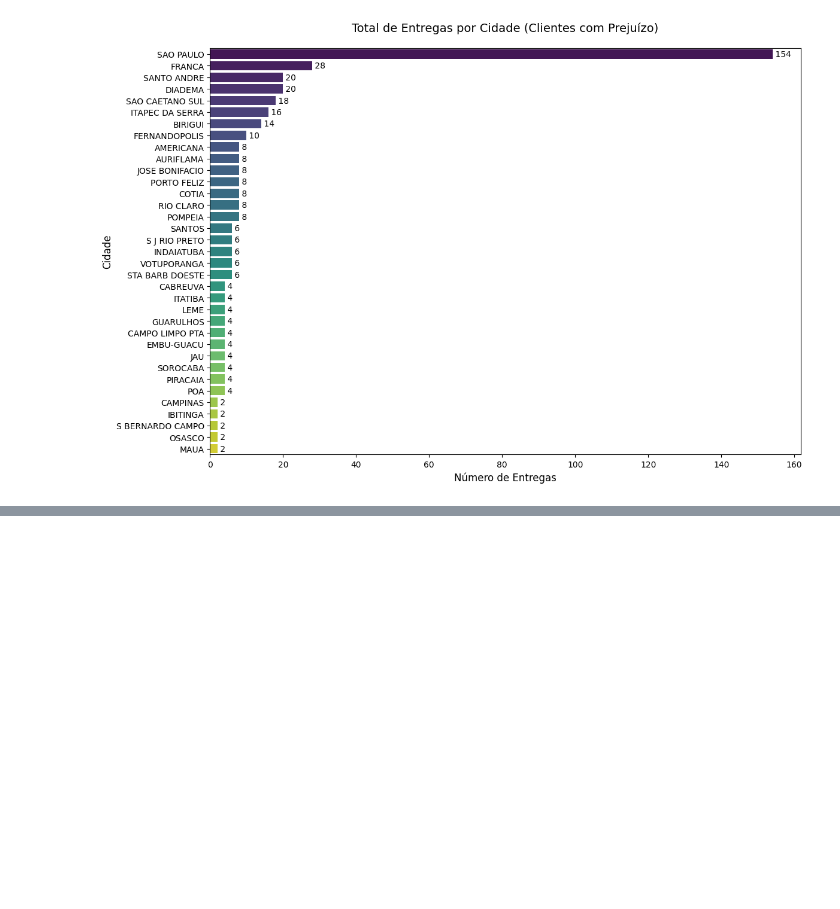
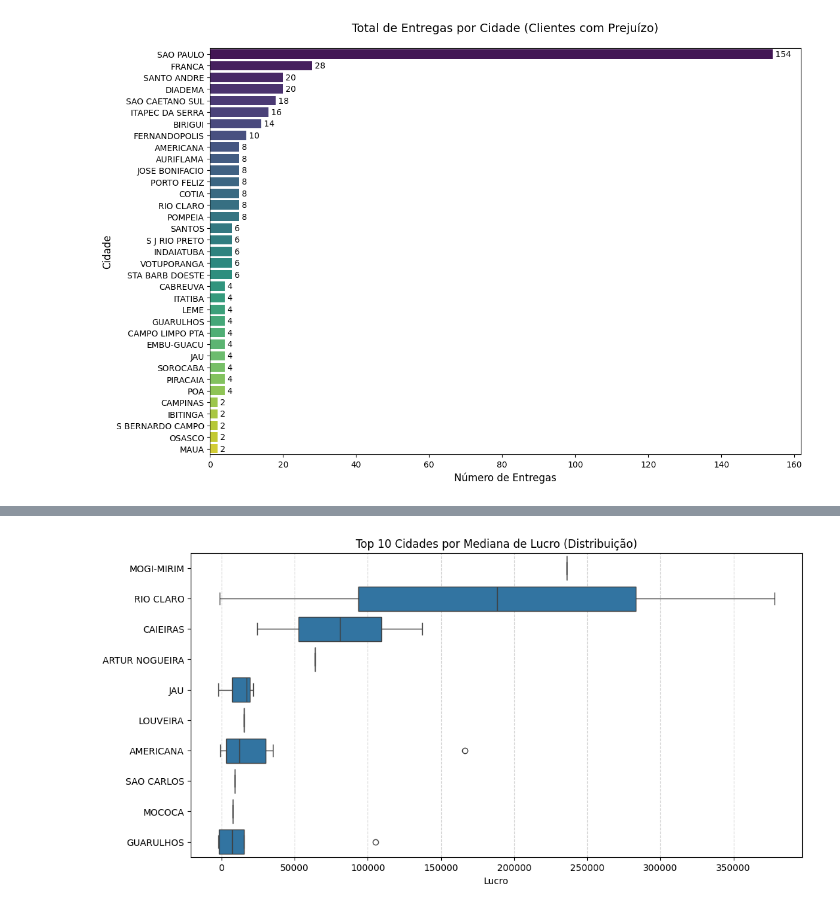
Before and after one commit to 1da1ana1/Case_Itau, a Jupyter notebook: CaseItau.ipynb, the cells around one changed output, grey strips where cells are left out. Drawn from its saved outputs; the diff is of its cells as text; code cells hidden in the pictures; blank space fills up the shorter version.

```diff
--- a/CaseItau.ipynb
+++ b/CaseItau.ipynb
@@ -534,0 +527,16 @@ round(var_entregas,2).sort_values(by='min',ascending=False)
+# %%
+#Para entender o lucro médio por cliente.
+#Identificar cidades com clientes consistentemente lucrativos.
+#Se a mediana é alta, mas a distribuição (boxplot) é ampla, há clientes com lucros muito variados.
+#Cidades com boxplot "compacto" têm desempenho mais consistente.
+
+top_cidades_mediana = df.groupby('cidade')['lucro'].median().nlargest(10)
+plt.figure(figsize=(12, 6))
+sns.boxplot(data=df[df['cidade'].isin(top_cidades_mediana.index)], x='lucro', y='cidade', order=top_cidades_mediana.index)
+plt.title("Top 10 Cidades por Mediana de Lucro (Distribuição)")
+plt.xlabel("Lucro")
+plt.ylabel("")
+plt.grid(axis='x', linestyle='--', alpha=0.5)
+plt.show()
+# %% [output]
+[figure, added]
```
Also changed, not shown: parts of 17 cells of this notebook.
